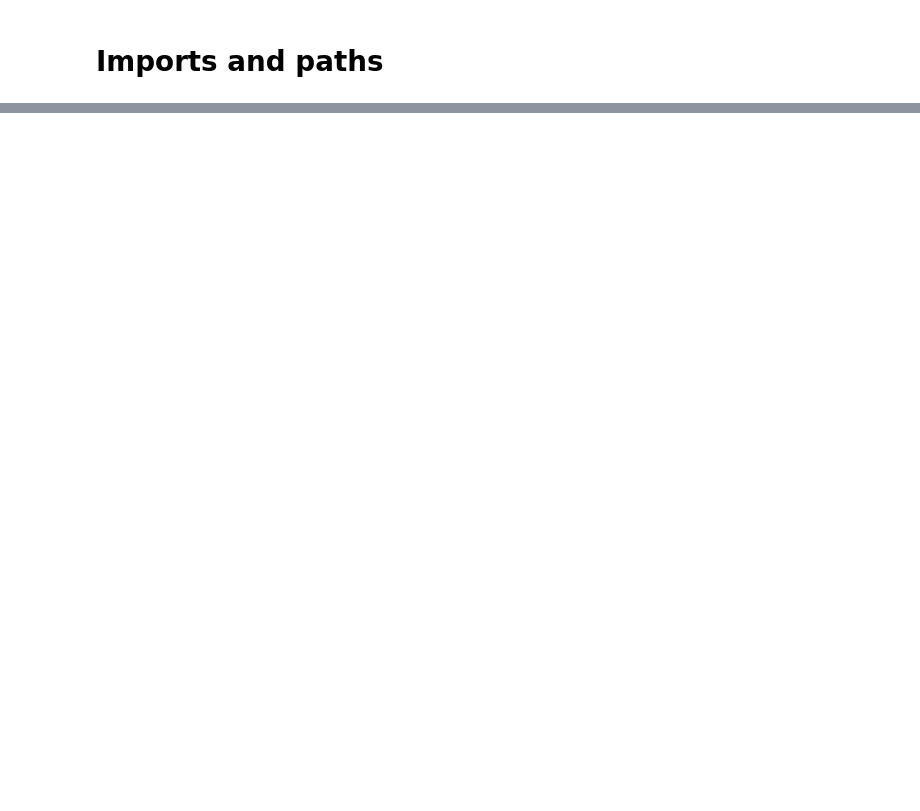
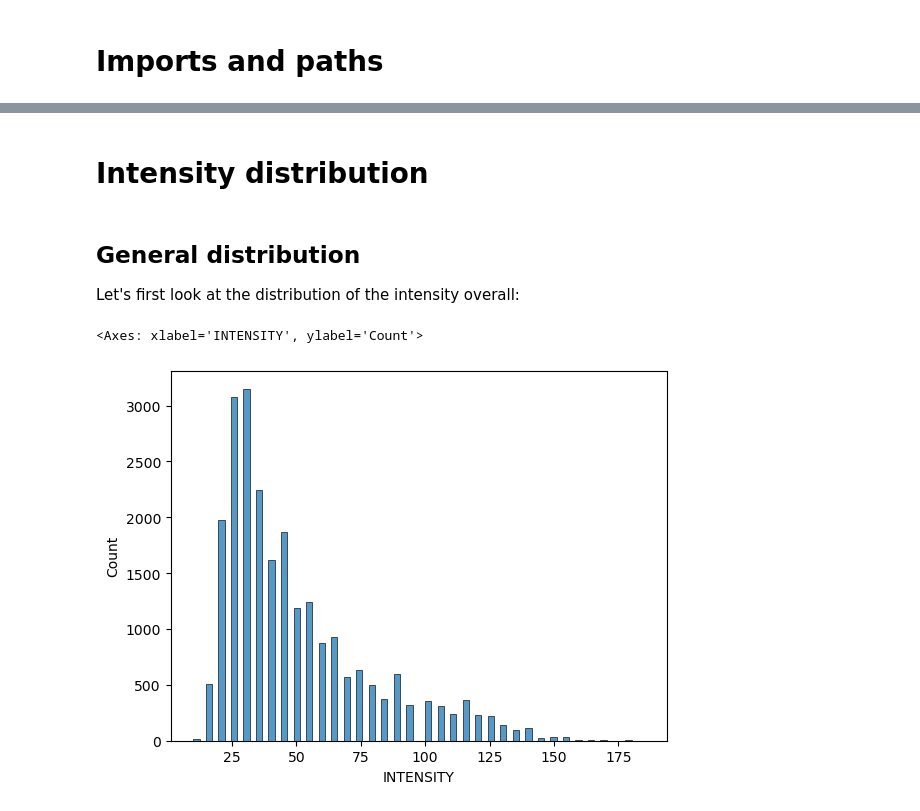
Before and after one commit to dauvillc/tc_probabilistic_forecasting, a Jupyter notebook: notebooks/explore_tcir.ipynb, the cells around one changed output, grey strips where cells are left out. Drawn from its saved outputs; the diff is of its cells as text; code cells hidden in the pictures; blank space fills up the shorter version.

Commit message:
TCIR stats exploration notebook

```diff
--- a/notebooks/explore_tcir.ipynb
+++ b/notebooks/explore_tcir.ipynb
@@ -352,0 +15,4 @@ array(0)
+# %%
+with open("config.yml", 'r') as cfg_file:
+    cfg = yaml.safe_load(cfg_file)
+_TCIR_INFO_PATH_ = cfg['paths']['tcir_info_preprocessed']
@@ -352,0 +21,3 @@ array(0)
+# %%
+tcir_info = pd.read_csv(_TCIR_INFO_PATH_, i)
+tcir_info.head()
@@ -352,0 +31,10 @@ array(0)
+# %% [markdown]
+# Intensity distribution
+# %% [markdown]
+## General distribution
+Let's first look at the distribution of the intensity overall:
+# %%
+sns.histplot(tcir_info, x='INTENSITY')
+# %% [output]
+<Axes: xlabel='INTENSITY', ylabel='Count'>
+[figure, added]
```
Also changed, not shown: parts of 69 cells of this notebook.
